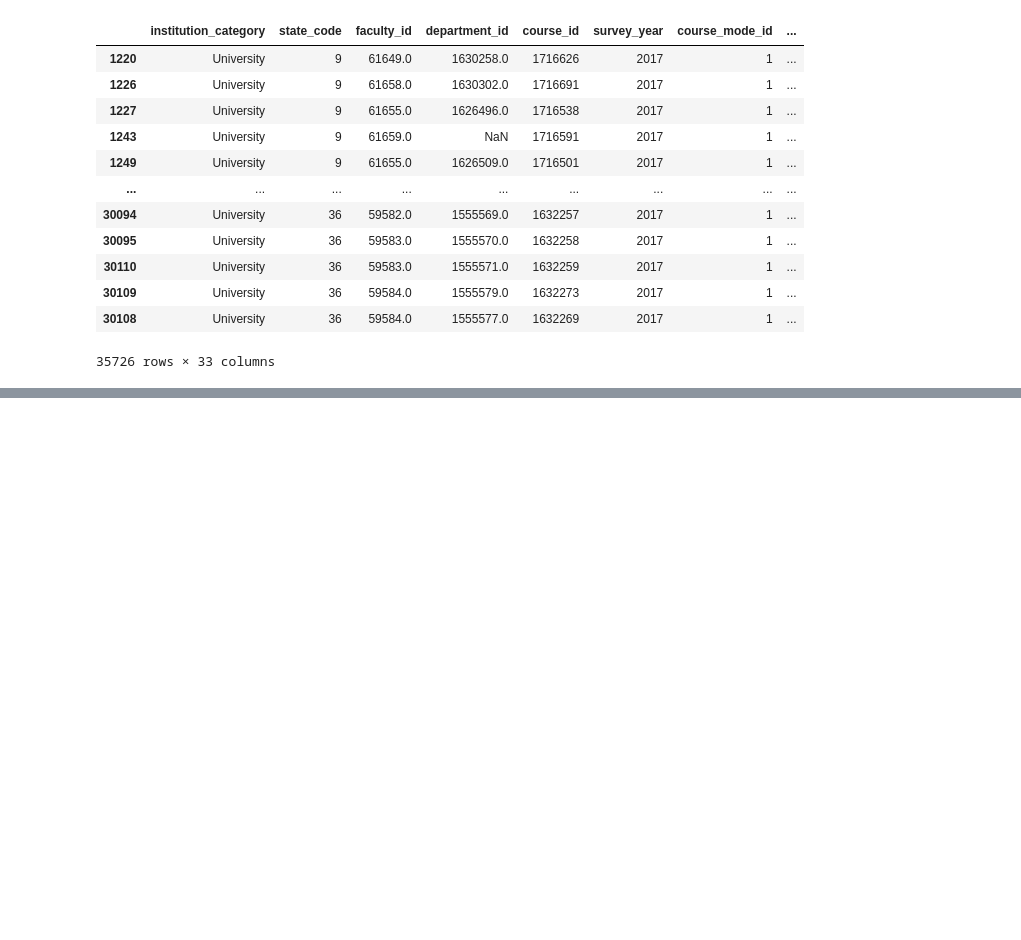
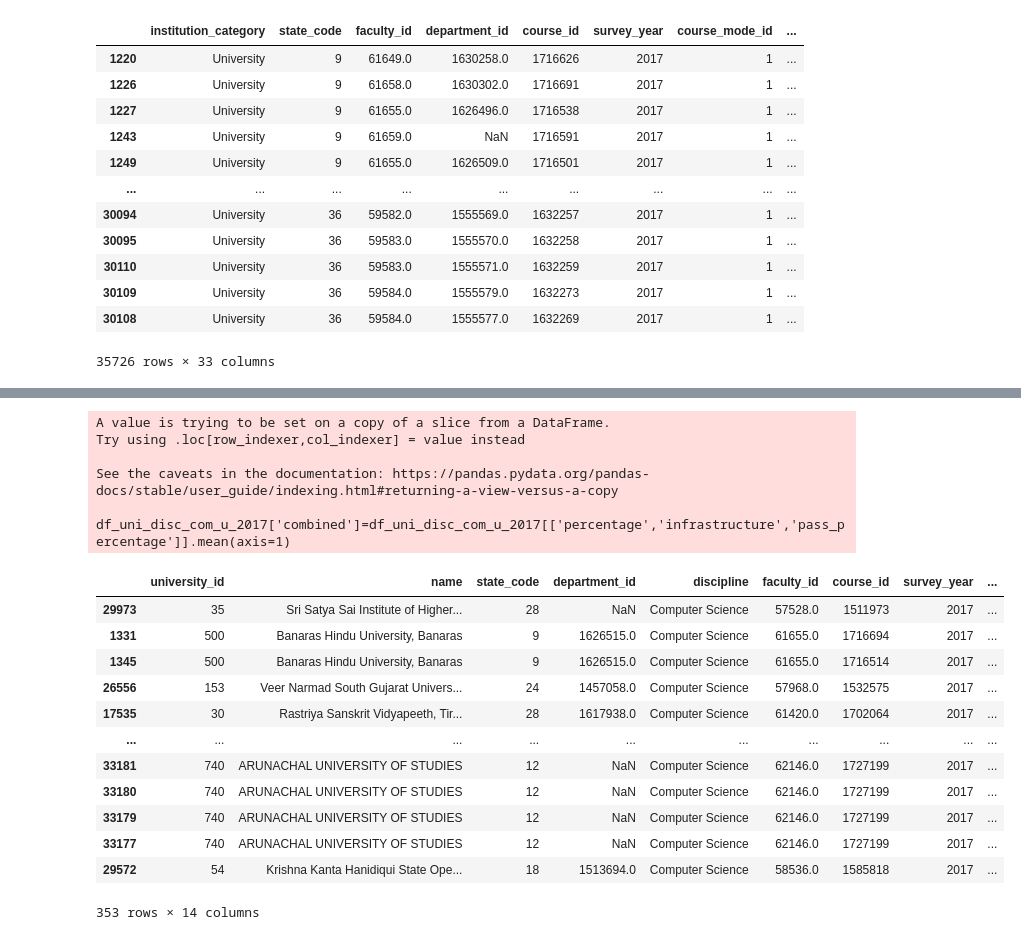
Before and after one commit to jainharsh8506/SIH2022, a Jupyter notebook: Hello/university_2017.ipynb, the cells around one changed output, grey strips where cells are left out. Saved outputs shown, nothing was run; the diff lists cells and outputs as text; code cells hidden in the pictures; blank space fills up the shorter version.

Commit message:
user defined score

```diff
--- a/Hello/university_2017.ipynb
+++ b/Hello/university_2017.ipynb
@@ -697,0 +738,22 @@ df_uni_accr_infra_exam_sort_u_2017.head(20)
+# %%
+df_uni_disc_com_u_2017['combined']=df_uni_disc_com_u_2017[['percentage','infrastructure','pass_percentage']].mean(axis=1)
+df_uni_disc_com_u_2017.sort_values(['combined'],ascending=False)
+# %% [output]
+A value is trying to be set on a copy of a slice from a DataFrame.
+Try using .loc[row_indexer,col_indexer] = value instead
+
+See the caveats in the documentation: https://pandas.pydata.org/pandas-docs/stable/user_guide/indexing.html#returning-a-view-versus-a-copy
+  df_uni_disc_com_u_2017['combined']=df_uni_disc_com_u_2017[['percentage','infrastructure','pass_percentage']].mean(axis=1)
+|  | university_id | name | state_code | department_id | discipline | faculty_id | course_id | survey_year | ... |
+| 29973 | 35 | Sri Satya Sai Institute of Higher... | 28 | NaN | Computer Science | 57528.0 | 1511973 | 2017 | ... |
+| 1331 | 500 | Banaras Hindu University, Banaras | 9 | 1626515.0 | Computer Science | 61655.0 | 1716694 | 2017 | ... |
+| 1345 | 500 | Banaras Hindu University, Banaras | 9 | 1626515.0 | Computer Science | 61655.0 | 1716514 | 2017 | ... |
+| 26556 | 153 | Veer Narmad South Gujarat Univers... | 24 | 1457058.0 | Computer Science | 57968.0 | 1532575 | 2017 | ... |
+| 17535 | 30 | Rastriya Sanskrit Vidyapeeth, Tir... | 28 | 1617938.0 | Computer Science | 61420.0 | 1702064 | 2017 | ... |
+| ... | ... | ... | ... | ... | ... | ... | ... | ... | ... |
+| 33181 | 740 | ARUNACHAL UNIVERSITY OF STUDIES | 12 | NaN | Computer Science | 62146.0 | 1727199 | 2017 | ... |
+| 33180 | 740 | ARUNACHAL UNIVERSITY OF STUDIES | 12 | NaN | Computer Science | 62146.0 | 1727199 | 2017 | ... |
+| 33179 | 740 | ARUNACHAL UNIVERSITY OF STUDIES | 12 | NaN | Computer Science | 62146.0 | 1727199 | 2017 | ... |
+| 33177 | 740 | ARUNACHAL UNIVERSITY OF STUDIES | 12 | NaN | Computer Science | 62146.0 | 1727199 | 2017 | ... |
+| 29572 | 54 | Krishna Kanta Hanidiqui State Ope... | 18 | 1513694.0 | Computer Science | 58536.0 | 1585818 | 2017 | ... |
+353 rows × 14 columns
```
Also changed, not shown: parts of 7 cells of this notebook, 1 other file.
